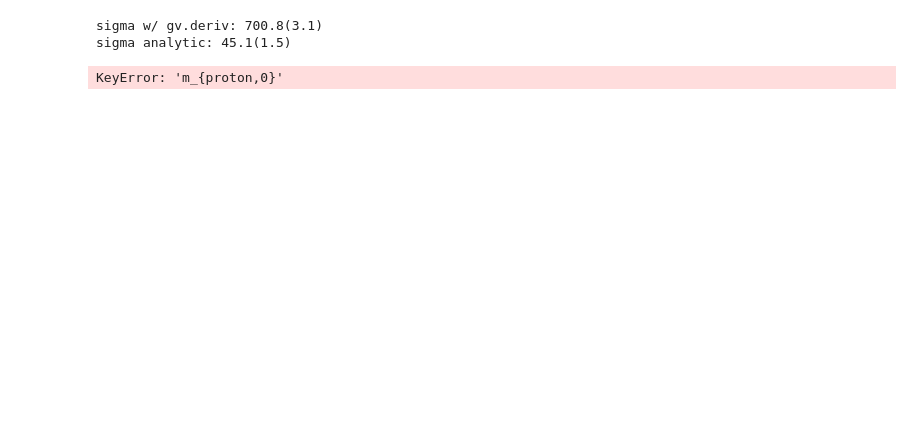
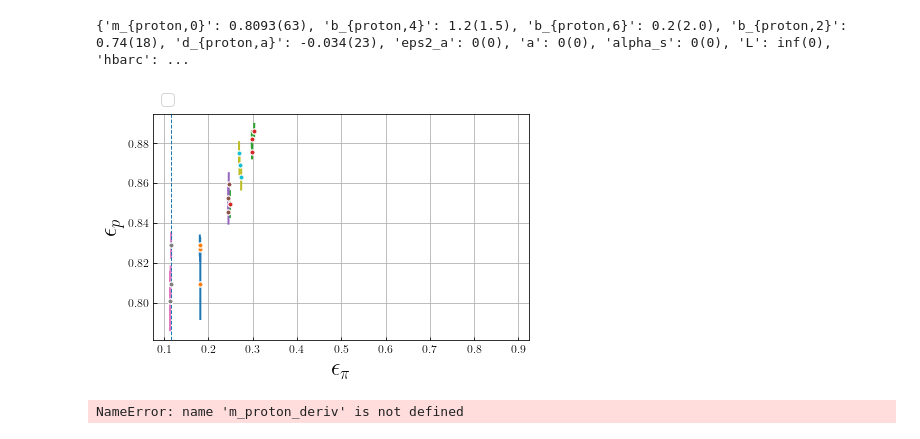
Before and after one commit to gdbrad/nucleon_sigma, a Jupyter notebook: notebooks/nucleon_sigma.ipynb, the cells around one changed output. Drawn from its saved outputs; the diff is of its cells as text; code cells hidden in the pictures; blank space fills up the shorter version.

```diff
--- a/notebooks/nucleon_sigma.ipynb
+++ b/notebooks/nucleon_sigma.ipynb
@@ -53,0 +74,9 @@ phys_point_data = input_output.get_data_phys_point()
+# %%
+from importlib import reload
+reload(fa)
+fit_analysis = fa.fit_analysis(phys_point_data=phys_point_data, data=data,model_info=model_info, prior=prior)
+#extrap_mass = fit_analysis._extrapolate_to_ens(phys_params=None)
+extrap_mass = fit_analysis.fitfcn(particle='proton')
+extrap_mass_phys = extrap_mass * phys_point_data['lam_chi']
+#test = fit_analysis.fitfcn(particle='sigma_pi')
+print(extrap_mass, extrap_mass_phys)
@@ -86,9 +164,7 @@ Settings:
 from importlib import reload
 reload(fa)
 fit_analysis = fa.fit_analysis(phys_point_data=phys_point_data, data=data,model_info=model_info, prior=prior)
-fit_analysis_sigma = fa.fit_analysis(phys_point_data=phys_point_data, data=data,model_info=model_info_sigma, prior=prior)
-extrap_mass = fit_analysis.extrapolated_mass
-extrap_mass_deriv = fit_analysis_sigma.extrapolated_mass
-m_proton = extrap_mass['proton']
-m_proton_deriv =  extrap_mass_deriv['proton']
+#extrap_mass = fit_analysis._extrapolate_to_ens(phys_params=None)
+extrap_mass = fit_analysis.fitfcn()
+print(extrap_mass)
 # %% [output]
@@ -98,0 +251,3 @@ KeyError: 'fit_phys_units'
+# %%
+y_fit = fit_analysis.fitfcn(particle='proton')
+np.repeat(y_fit,16)
@@ -99,18 +332,24 @@ KeyError: 'fit_phys_units'
+# %%
+plot_fit(xparam='eps_pi', yparam='mp')
+# %% [output]
+{'m_{proton,0}': 0.8093(63), 'b_{proton,4}': 1.2(1.5), 'b_{proton,6}': 0.2(2.0), 'b_{proton,2}': 0.74(18), 'd_{proton,a}': -0.034(23), 'eps2_a': 0(0), 'a': 0(0), 'alpha_s': 0(0), 'L': inf(0), 'hbarc': ...
+[figure, added]
 # %%
 reload(io)
 m_pi = phys_point_data['m_pi']
 lam_chi = phys_point_data['lam_chi']
+m_proton = fit_mp_out.p['m_{proton,0}']
 e_pi = m_pi / lam_chi
 sigma = m_pi**2 *gv.deriv(m_proton, m_pi**2)
 l3 = gv.gvar('3.53(26)')
 l4 = gv.gvar('4.73(10)')
-sigma_analytic = e_pi/2 * (1 + e_pi**2*(5/2 - l3/2 - 2*l4 )) *m_proton_deriv
+term_0 = lam_chi * e_pi/2 * m_proton_deriv
+term_1 = lam_chi * e_pi/2 * m_proton_deriv * e_pi**2*(5/2 - l3/2 - 2*l4 )
+term_2 = e_pi**2 * m_proton*(l4-1)
+sigma = term_0 + term_1 + term_2
+print(term_0,term_1,term_2,sigma)
+sigma_analytic = (e_pi/2 * (1 + e_pi**2*(5/2 - l3/2 - 2*l4 )) *m_proton_deriv) * lam_chi
 print('sigma w/ gv.deriv:',sigma)
-print('sigma analytic:' ,sigma_analytic)
+print('sigma analytic:',sigma_analytic)
 # %% [output]
-sigma w/ gv.deriv: 700.8(3.1)
-sigma analytic: 45.1(1.5)
+NameError: name 'm_proton_deriv' is not defined
-# %%
-print(fit_analysis.error_budget)
-# %% [output]
-KeyError: 'm_{proton,0}'
```
Also changed, not shown: parts of 22 cells of this notebook, 15 other files.
